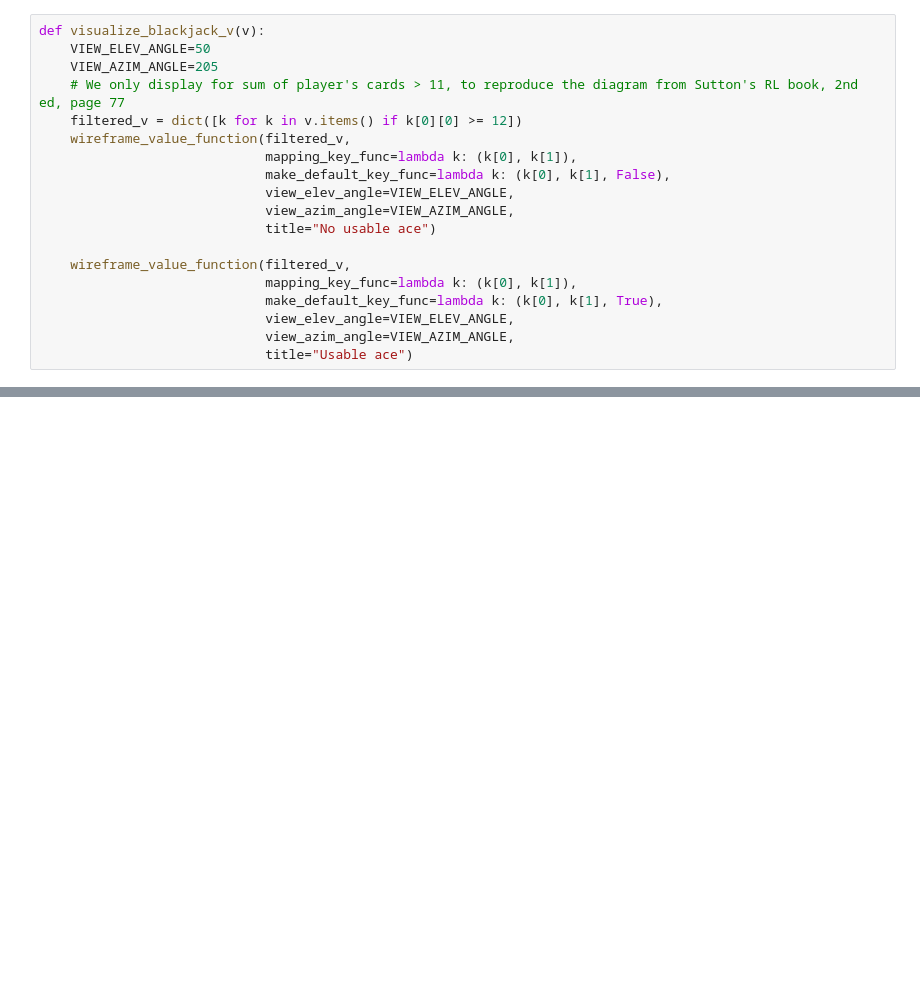
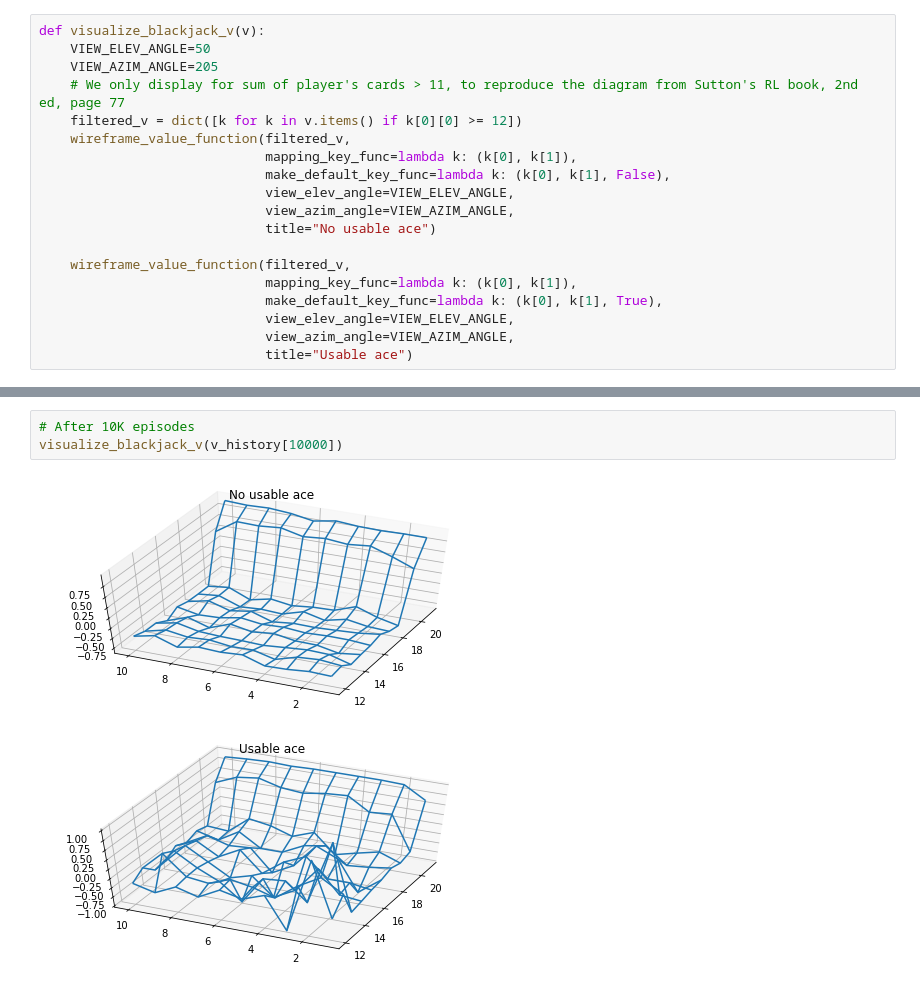
Before and after one commit to alphatamago/baserl, a Jupyter notebook: Blackjack_Problem_Sutton_RL_book_chapter5.ipynb, the cells around one changed output, grey strips where cells are left out. Cells and saved outputs as stored; diff of their text form; blank space fills up the shorter version.

```diff
--- a/Blackjack_Problem_Sutton_RL_book_chapter5.ipynb
+++ b/Blackjack_Problem_Sutton_RL_book_chapter5.ipynb
@@ -60,0 +65,6 @@ visualize_blackjack_v(v)
+# %%
+# After 10K episodes
+visualize_blackjack_v(v_history[10000])
+# %% [output]
+[figure, added]
+[figure, added]
```
Also changed, not shown: parts of 13 cells of this notebook, 3 other files.
